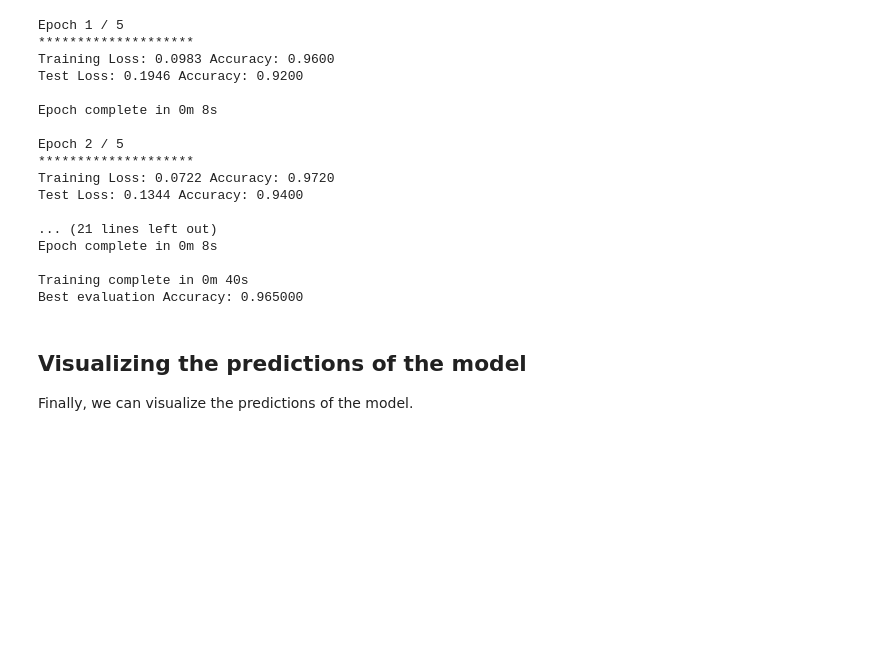
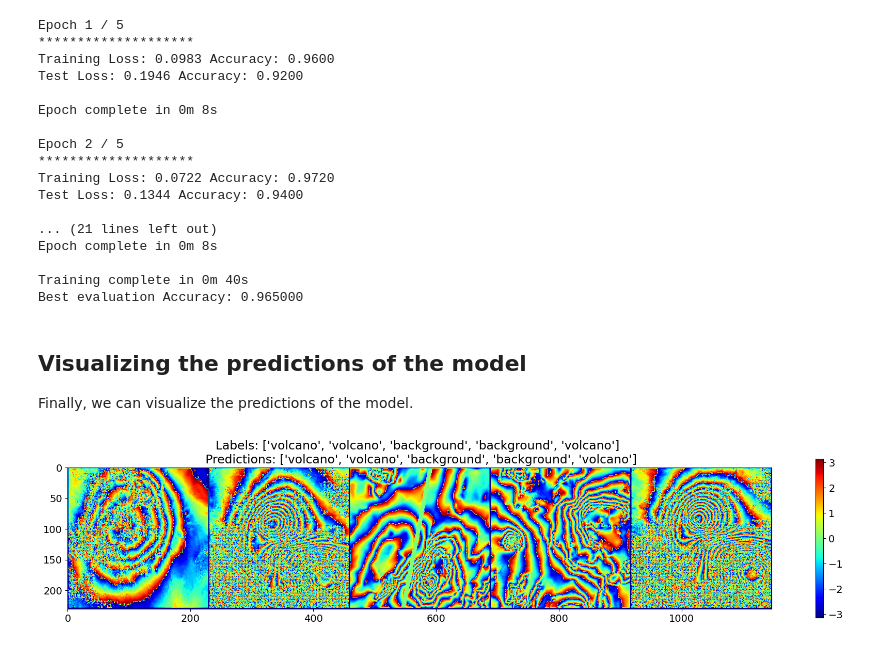
Before and after one commit to robertpop99/Finetuning_AlexNet_EOV, a Jupyter notebook: Finetuning_AlexNet_for_Volcanic_Deformation_Classification.ipynb, the cells around one changed output. Cells and saved outputs as stored; diff of their text form; code cells hidden in the pictures; blank space fills up the shorter version.

Commit message:
Change tensor to CPU before plotting

```diff
--- a/Finetuning_AlexNet_for_Volcanic_Deformation_Classification.ipynb
+++ b/Finetuning_AlexNet_for_Volcanic_Deformation_Classification.ipynb
@@ -481,18 +481,20 @@ Finally, we can visualize the predictions of the model.
 # %%
 # Get a batch of testing data
 inputs, labels = next(iter(test_dataloader))
 # We will show only the first 5 images
 inputs = inputs[:5]
 labels = labels[:5]
 
 with torch.no_grad():
     inputs = inputs.to(device)
     labels = labels.to(device)
     outputs = model(inputs)
     preds = outputs.argmax(-1)
 
 # Make a grid from batch
-out = torchvision.utils.make_grid(inputs)
+out = torchvision.utils.make_grid(inputs).cpu()
 title = f'Labels: {[class_names[x] for x in labels]} \n Predictions: {[class_names[x] for x in preds]}'
 
 imshow(out, title=title)
+# %% [output]
+[figure, added]
```
